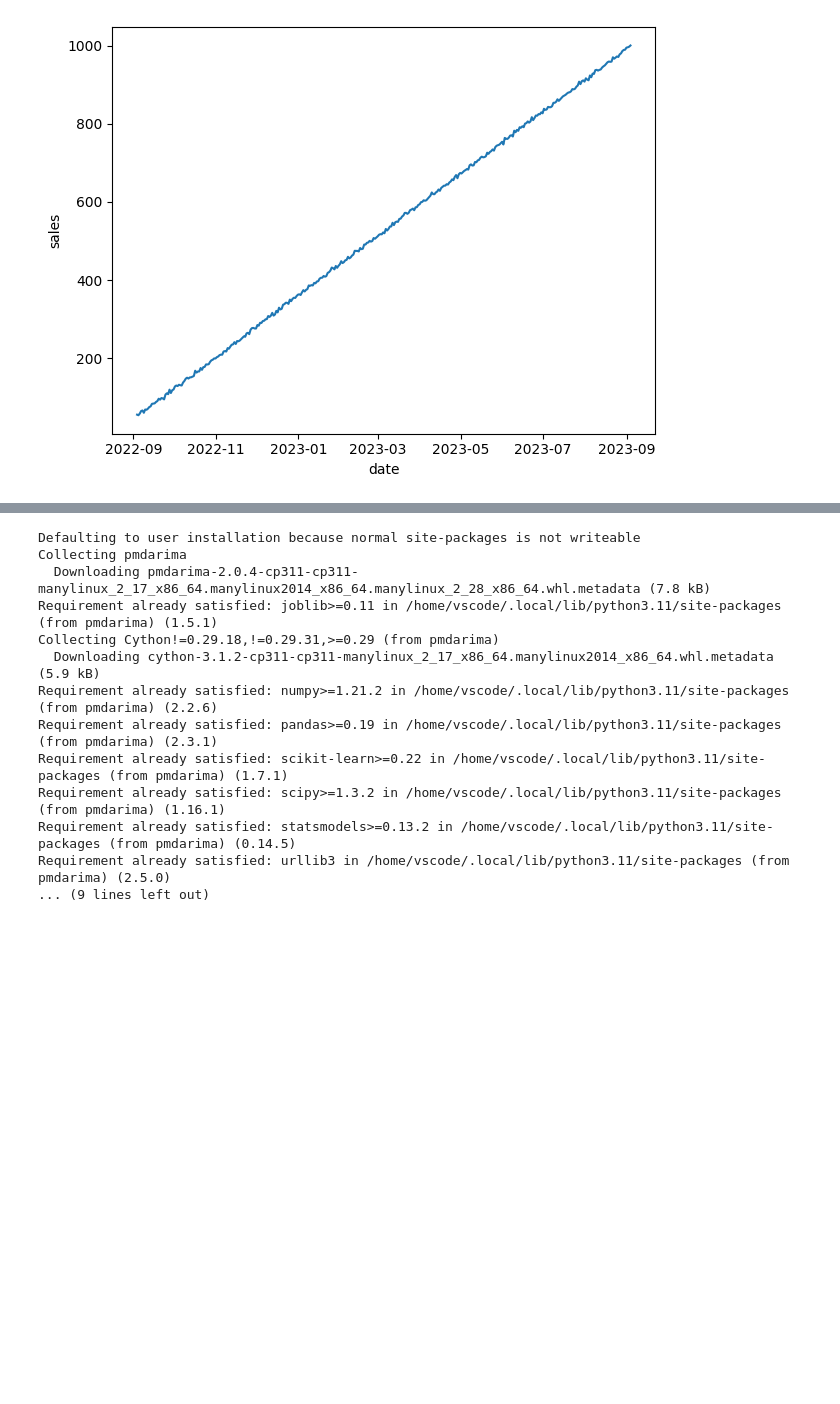
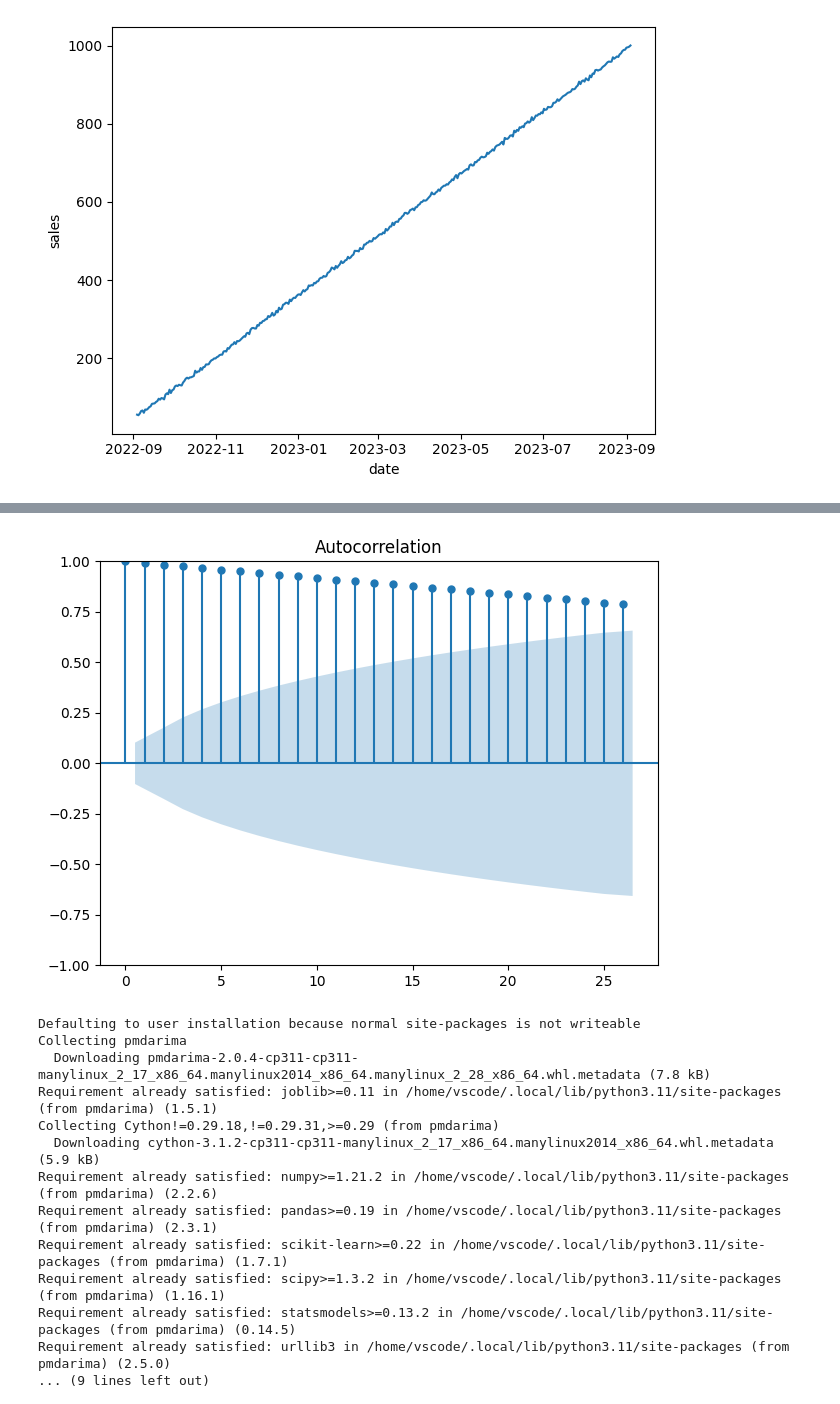
Before and after one commit to RF3814/SERIE_DE_TIEMPO1_RH, a Jupyter notebook: src/explore.ipynb, the cells around one changed output, grey strips where cells are left out. Drawn from its saved outputs; the diff is of its cells as text; code cells hidden in the pictures; blank space fills up the shorter version.

```diff
--- a/src/explore.ipynb
+++ b/src/explore.ipynb
@@ -94,3 +106,11 @@ from statsmodels.graphics.tsaplots import seasonal_plot
+# %%
+from statsmodels.graphics.tsaplots import seasonal_plot, plot_acf
+plot_acf(ts)
+plt.tight_layout()
+plt.show()
+#este es un grafico de la autocorrelacion, algo que mas o menos ya sabiamos, ya que se nota en los graficos anteriores que es una relacion lineal
+# %% [output]
+[figure, added]
 # %%
 !pip install pmdarima
 # %% [output]
```
Also changed, not shown: parts of 14 cells of this notebook, 1 other file.
